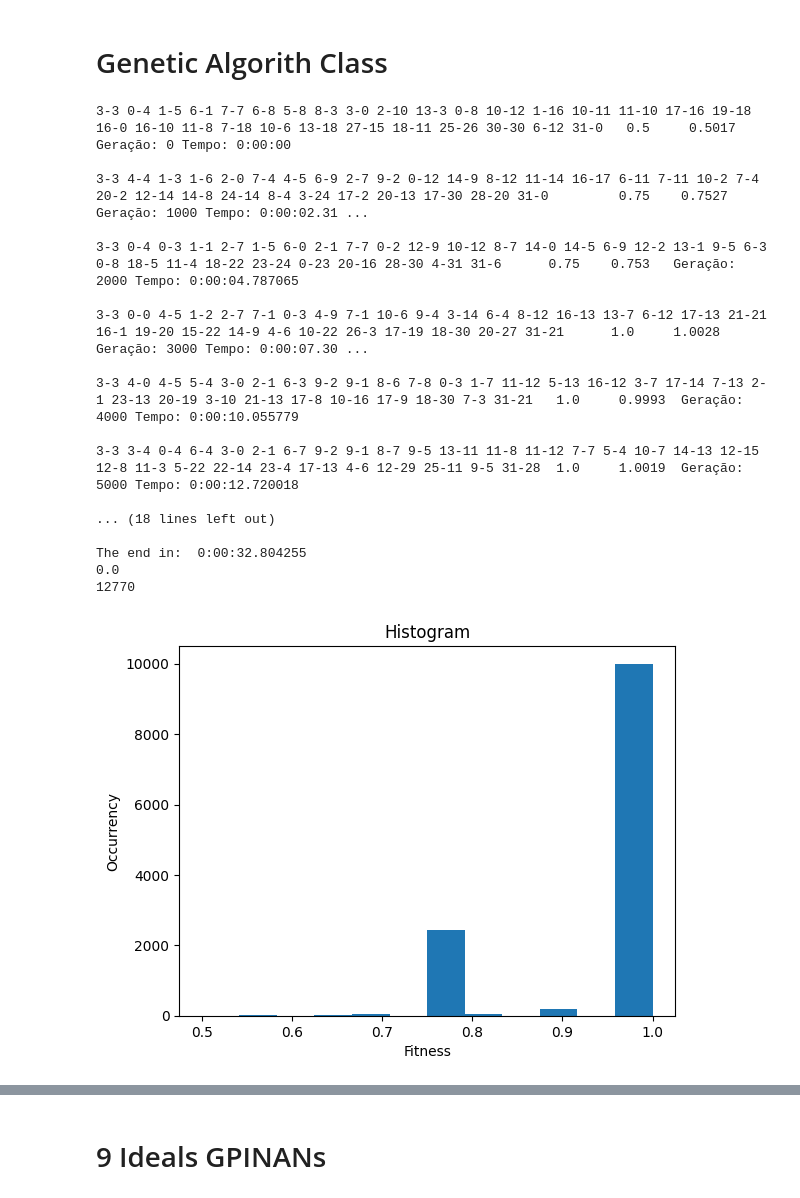
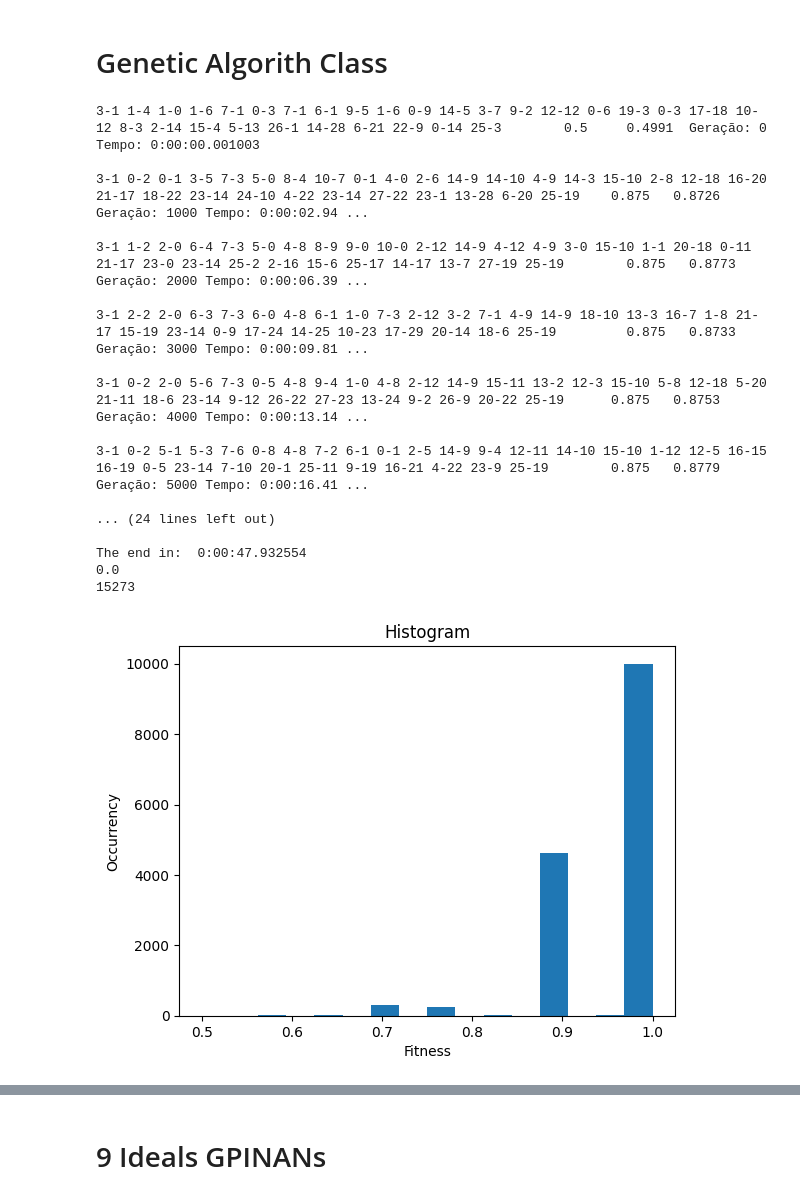
Before and after one commit to HumbertoTavora/Logic-Circuits-Evolution, a Jupyter notebook: Logic_Circuits_Evolution.ipynb, the cells around one changed output, grey strips where cells are left out. Cells and saved outputs as stored; diff of their text form; code cells hidden in the pictures.

```diff
--- a/Logic_Circuits_Evolution.ipynb
+++ b/Logic_Circuits_Evolution.ipynb
@@ -344,7 +344,7 @@ class Genoma:
                   elements = element.split("-")
                   in1 = elements[0]
                   in2 = elements[1]
-                  out = self.NAND(dic[in1], dic[in2])
+                  out = self.NAND_defeitos(dic[in1], dic[in2])
                   #print(in1,in2,out)
                   sindexOut = str(indexOut)
                   dic[sindexOut] = out
@@ -445,6 +445,7 @@ class GeneticAlgorithm():
         bisect.insort(self.histogram,str(childFitness))                                # Using the bisect library, insert the fitness garanting the sorting
 
     def showHistogram(self):
+
         y = self.histogram
 
         x=[]
@@ -454,10 +455,11 @@ class GeneticAlgorithm():
 
         print(len(x))
 
-        plt.hist(x, bins = 12)
+        plt.hist(x, bins = 16)
         plt.ylabel('Occurrency')
         plt.xlabel('Fitness')
         plt.title("Histogram")
+        plt.savefig('fitnessHistogram1.svg', dpi=300, format='svg')
         plt.show()
 
     def getBestGenomeWithSize(self, listChild):
@@ -626,58 +628,40 @@ def gpinand(l,nOutputs = 1):
 def fullAdderNand(l,nOutputs):
       middle = int(len(l)/2) + 1
       input1 = [str(x) for x in l[1:middle]]
       input2 = [str(x) for x in l[middle:]]
       cIn = [str(l[0])]
       input1s = ''.join(input1)
       input2s = ''.join(input2)
       cIns = ''.join(cIn)
       sum_bits = bin(int(input1s, 2) + int(input2s, 2) + int(cIns,2))[2:]
       sum_bits_string = sum_bits.zfill(nOutputs)
 
       return sum_bits_string
 
-# EVOLUINDO UM SOMADOR DE 1 BIT A PARTIR DE UM SOMADOR DE 1 BIT
-"""
-nGenes = 13
-nOutputs = 2
-nInputs = 3
-
-x = "0-1 0-3 1-3 4-5 2-6 2-7 6-7 0-2 1-2 3-10 12-12 8-9 11-13"
-lx = x.split(" ")
-genome = Genoma(nGenes,nInputs,nOutputs)
-genome.setGenotipo(lx)
-#print(genome.getLogicExpression())
-
-geneticAlgorithm = GeneticAlgorithm()
-#x = [0, 0, 0]
-#print(fullAdderNand(x,nOutputs))
-geneticAlgorithm.evolution(genome,fullAdderNand)
-"""
-
 nGenes = 30
 nOutputs = 1
 nInputs = 4
 genome = Genoma(nGenes,nInputs,nOutputs)
 geneticAlgorithm = GeneticAlgorithm()
 geneticAlgorithm.evolution(genome,gpinand)
 print(genome.fitness)
 geneticAlgorithm.showHistogram()
 # %% [output]
-3-3 0-4 1-5 6-1 7-7 6-8 5-8 8-3 3-0 2-10 13-3 0-8 10-12 1-16 10-11 11-10 17-16 19-18 16-0 16-10 11-8 7-18 10-6 13-18 27-15 18-11 25-26 30-30 6-12 31-0   0.5     0.5017  Geração: 0 Tempo: 0:00:00
+3-1 1-4 1-0 1-6 7-1 0-3 7-1 6-1 9-5 1-6 0-9 14-5 3-7 9-2 12-12 0-6 19-3 0-3 17-18 10-12 8-3 2-14 15-4 5-13 26-1 14-28 6-21 22-9 0-14 25-3        0.5     0.4991  Geração: 0 Tempo: 0:00:00.001003
 
-3-3 4-4 1-3 1-6 2-0 7-4 4-5 6-9 2-7 9-2 0-12 14-9 8-12 11-14 16-17 6-11 7-11 10-2 7-4 20-2 12-14 14-8 24-14 8-4 3-24 17-2 20-13 17-30 28-20 31-0         0.75    0.7527  Geração: 1000 Tempo: 0:00:02.31 ...
+3-1 0-2 0-1 3-5 7-3 5-0 8-4 10-7 0-1 4-0 2-6 14-9 14-10 4-9 14-3 15-10 2-8 12-18 16-20 21-17 18-22 23-14 24-10 4-22 23-14 27-22 23-1 13-28 6-20 25-19    0.875   0.8726  Geração: 1000 Tempo: 0:00:02.94 ...
 
-3-3 0-4 0-3 1-1 2-7 1-5 6-0 2-1 7-7 0-2 12-9 10-12 8-7 14-0 14-5 6-9 12-2 13-1 9-5 6-3 0-8 18-5 11-4 18-22 23-24 0-23 20-16 28-30 4-31 31-6      0.75    0.753   Geração: 2000 Tempo: 0:00:04.787065
+3-1 1-2 2-0 6-4 7-3 5-0 4-8 8-9 9-0 10-0 2-12 14-9 4-12 4-9 3-0 15-10 1-1 20-18 0-11 21-17 23-0 23-14 25-2 2-16 15-6 25-17 14-17 13-7 27-19 25-19        0.875   0.8773  Geração: 2000 Tempo: 0:00:06.39 ...
 
-3-3 0-0 4-5 1-2 2-7 7-1 0-3 4-9 7-1 10-6 9-4 3-14 6-4 8-12 16-13 13-7 6-12 17-13 21-21 16-1 19-20 15-22 14-9 4-6 10-22 26-3 17-19 18-30 20-27 31-21      1.0     1.0028  Geração: 3000 Tempo: 0:00:07.30 ...
+3-1 2-2 2-0 6-3 7-3 6-0 4-8 6-1 1-0 7-3 2-12 3-2 7-1 4-9 14-9 18-10 13-3 16-7 1-8 21-17 15-19 23-14 0-9 17-24 14-25 10-23 17-29 20-14 18-6 25-19         0.875   0.8733  Geração: 3000 Tempo: 0:00:09.81 ...
 
-3-3 4-0 4-5 5-4 3-0 2-1 6-3 9-2 9-1 8-6 7-8 0-3 1-7 11-12 5-13 16-12 3-7 17-14 7-13 2-1 23-13 20-19 3-10 21-13 17-8 10-16 17-9 18-30 7-3 31-21   1.0     0.9993  Geração: 4000 Tempo: 0:00:10.055779
+3-1 0-2 2-0 5-6 7-3 0-5 4-8 9-4 1-0 4-8 2-12 14-9 15-11 13-2 12-3 15-10 5-8 12-18 5-20 21-11 18-6 23-14 9-12 26-22 27-23 13-24 9-2 26-9 20-22 25-19      0.875   0.8753  Geração: 4000 Tempo: 0:00:13.14 ...
 
-3-3 3-4 0-4 6-4 3-0 2-1 6-7 9-2 9-1 8-7 9-5 13-11 11-8 11-12 7-7 5-4 10-7 14-13 12-15 12-8 11-3 5-22 22-14 23-4 17-13 4-6 12-29 25-11 9-5 31-28  1.0     1.0019  Geração: 5000 Tempo: 0:00:12.720018
+3-1 0-2 5-1 5-3 7-6 0-8 4-8 7-2 6-1 0-1 2-5 14-9 9-4 12-11 14-10 15-10 1-12 12-5 16-15 16-19 0-5 23-14 7-10 20-1 25-11 9-19 16-21 4-22 23-9 25-19        0.875   0.8779  Geração: 5000 Tempo: 0:00:16.41 ...
 
-... (18 lines left out)
+... (24 lines left out)
 
-The end in:  0:00:32.804255
+The end in:  0:00:47.932554
 0.0
-12770
+15273
-[figure, old version]
+[figure, new version]
```
Also changed, not shown: parts of 1 cell of this notebook, 1 other file.
